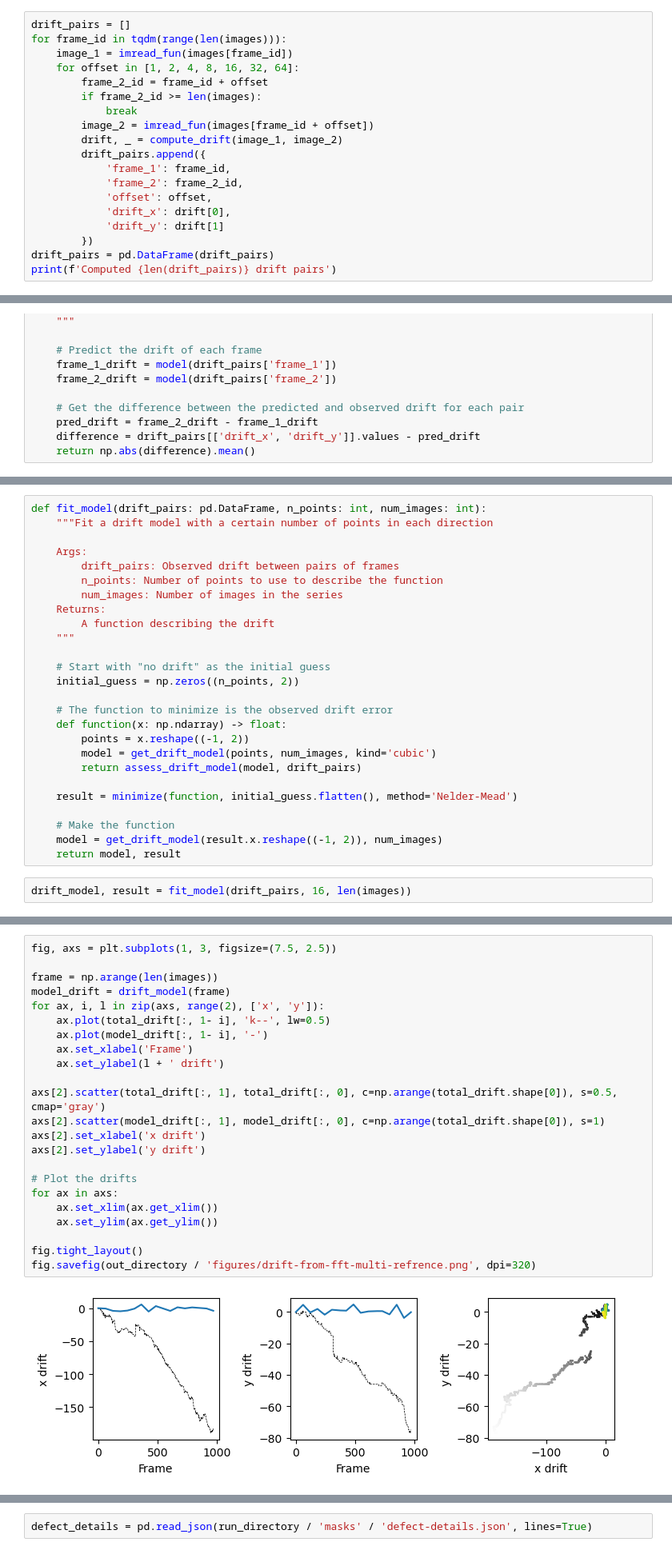
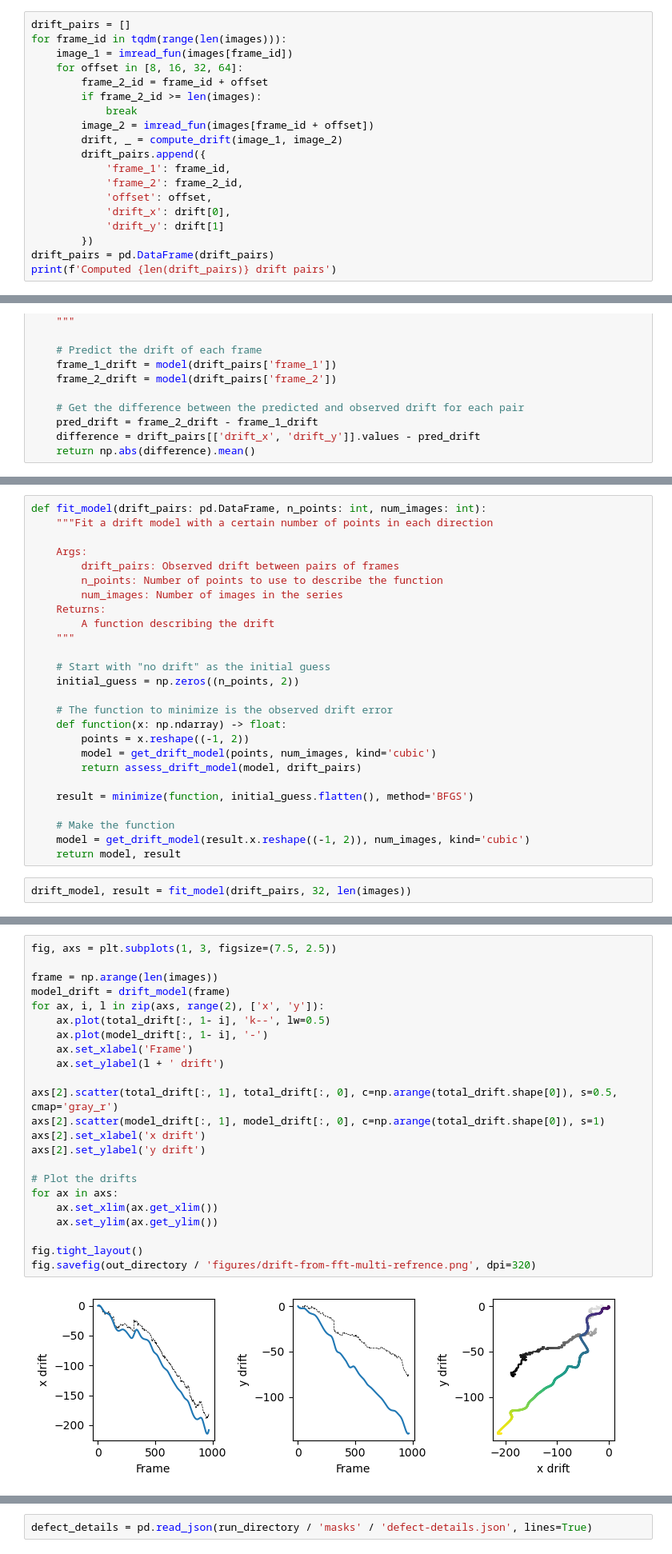
Before and after one commit to ivem-argonne/learning-damage-dynamics, a Jupyter notebook: 0_drift-correction/0_align-with-ffts.ipynb, the cells around one changed output, grey strips where cells are left out. Shown at 80% size. Cells and saved outputs as stored; diff of their text form.

```diff
--- a/0_drift-correction/0_align-with-ffts.ipynb
+++ b/0_drift-correction/0_align-with-ffts.ipynb
@@ -197,7 +196,7 @@ Our first step is to compute the drifts between many pairs of frames
 drift_pairs = []
 for frame_id in tqdm(range(len(images))):
     image_1 = imread_fun(images[frame_id])
-    for offset in [1, 2, 4, 8, 16, 32, 64]:
+    for offset in [8, 16, 32, 64]:
         frame_2_id = frame_id + offset
         if frame_2_id >= len(images):
             break
@@ -288,13 +287,13 @@ def fit_model(drift_pairs: pd.DataFrame, n_points: int, num_images: int):
         model = get_drift_model(points, num_images, kind='cubic')
         return assess_drift_model(model, drift_pairs)
 
-    result = minimize(function, initial_guess.flatten(), method='Nelder-Mead')
+    result = minimize(function, initial_guess.flatten(), method='BFGS')
 
     # Make the function
-    model = get_drift_model(result.x.reshape((-1, 2)), num_images)
+    model = get_drift_model(result.x.reshape((-1, 2)), num_images, kind='cubic')
     return model, result
 # %%
-drift_model, result = fit_model(drift_pairs, 16, len(images))
+drift_model, result = fit_model(drift_pairs, 32, len(images))
 # %%
 print(f'Improved fitness to {result.fun}')
 # %% [output]
@@ -302,26 +301,26 @@ Improved fitness to 3.59283460457062
 # %%
 fig, axs = plt.subplots(1, 3, figsize=(7.5, 2.5))
 
 frame = np.arange(len(images))
 model_drift = drift_model(frame)
 for ax, i, l in zip(axs, range(2), ['x', 'y']):
     ax.plot(total_drift[:, 1- i], 'k--', lw=0.5)
     ax.plot(model_drift[:, 1- i], '-')
     ax.set_xlabel('Frame')
     ax.set_ylabel(l + ' drift')
 
-axs[2].scatter(total_drift[:, 1], total_drift[:, 0], c=np.arange(total_drift.shape[0]), s=0.5, cmap='gray')
+axs[2].scatter(total_drift[:, 1], total_drift[:, 0], c=np.arange(total_drift.shape[0]), s=0.5, cmap='gray_r')
 axs[2].scatter(model_drift[:, 1], model_drift[:, 0], c=np.arange(total_drift.shape[0]), s=1)
 axs[2].set_xlabel('x drift')
 axs[2].set_ylabel('y drift')
 
 # Plot the drifts
 for ax in axs:
     ax.set_xlim(ax.get_xlim())
     ax.set_ylim(ax.get_ylim())
 
 fig.tight_layout()
 fig.savefig(out_directory / 'figures/drift-from-fft-multi-refrence.png', dpi=320)
 # %% [output]
-[figure, old version]
+[figure, new version]
 # %% [markdown]
```
Also changed, not shown: parts of 6 cells of this notebook, 4 other files.
